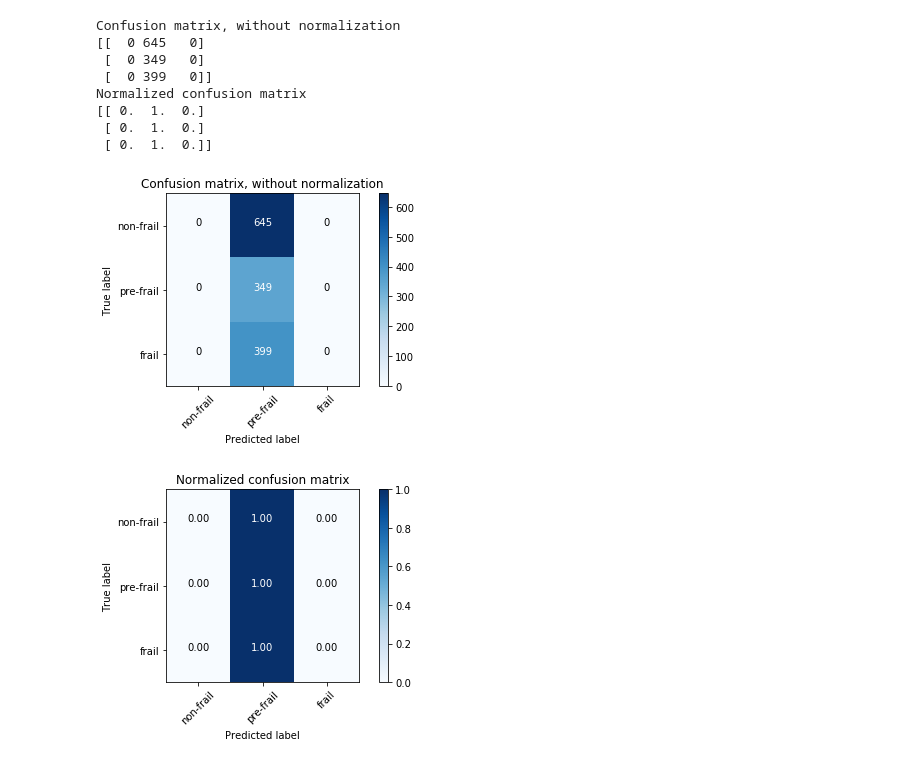
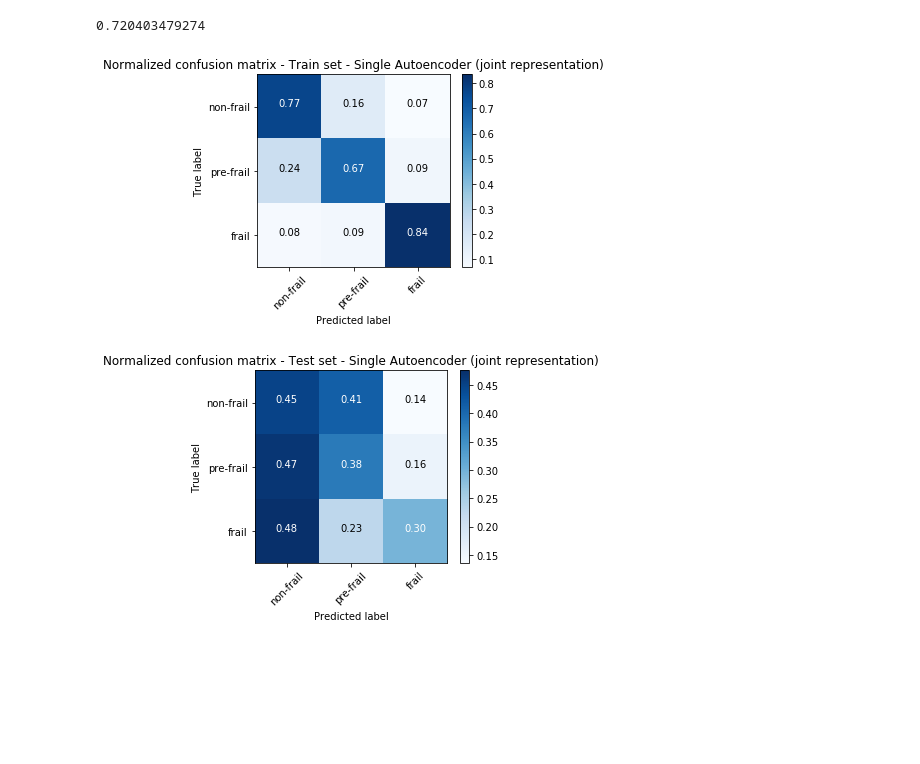
Before and after one commit to kostagiolasn/DeepFrailtyPrediction, a Jupyter notebook: FrailPrediction-1Autoencoder-FeatureExtractionThenNN.ipynb, the cells around one changed output. Drawn from its saved outputs; the diff is of its cells as text; code cells hidden in the pictures; blank space fills up the shorter version.

```diff
--- a/FrailPrediction-1Autoencoder-FeatureExtractionThenNN.ipynb
+++ b/FrailPrediction-1Autoencoder-FeatureExtractionThenNN.ipynb
@@ -105,2 +179,2 @@ def preprocess_data(X_train, X_test):
 # %%
-X_train, X_val, train_ground, valid_ground, X_test = preprocess_data(X_train, X_test)
+X_train, X_val, train_ground, valid_ground, X_test = preprocess_data(X_train, X_val, X_test)
@@ -108,0 +181,3 @@ adam = Adam(lr = 0.001)
+# %%
+print(X_train.shape, X_val.shape, X_test.shape)
+adam = Adam(lr = 0.01)
@@ -236,8 +343,8 @@ def weighted_categorical_crossentropy(y_true, y_pred, weights):
 from functools import partial
 
 # Weighted loss function to tackle class imbalance in the dataset
-
-weights = np.array([float(len(y_train)) / float(list(y_train).count(0)), float(len(y_train)) / float(list(y_train).count(1)), float(len(y_train)) / float(list(y_train).count(2))])
+#weights = np.array([1, 1, 1.2])
+weights = np.array([float(len(y_train)) / float(list(y_train).count(0)), float(len(y_train)) / float(list(y_train).count(1)), 0.8 * float(len(y_train)) / float(list(y_train).count(2))])
 w_cat_crossentropy = partial(weighted_categorical_crossentropy, weights = weights)
 w_cat_crossentropy.__name__ = 'weighted_categorical_crossentropy'
 
@@ -288,4 +400,5 @@ Balanced Accuracy - train: 0.900         val: 0.463
 # %%
+from sklearn.metrics import confusion_matrix
 import itertools
 
 def plot_confusion_matrix(cm, classes,
@@ -298,11 +411,6 @@ def plot_confusion_matrix(cm, classes,
     """
     if normalize:
         cm = cm.astype('float') / cm.sum(axis=1)[:, np.newaxis]
-        print("Normalized confusion matrix")
-    else:
-        print('Confusion matrix, without normalization')
-
-    print(cm)
 
     plt.imshow(cm, interpolation='nearest', cmap=cmap)
     plt.title(title)
@@ -322,35 +430,41 @@ def plot_confusion_matrix(cm, classes,
     plt.xlabel('Predicted label')
     plt.tight_layout()
 # %%
+print(history.history["acc"][-1])
+
+# TRAIN SET
+preds = model.predict(encoder_X_train)
+
+# decode one-hot to single labels
+preds = [ np.argmax(pred, axis = 0) for pred in preds ]
+labels = [ np.argmax(label, axis = 0) for label in y_train_one_hot ]
+
+# Compute confusion matrix
+cnf_matrix = confusion_matrix(labels, preds)
+np.set_printoptions(precision=2)
+
+# Plot normalized confusion matrix
+plt.figure()
+plot_confusion_matrix(cnf_matrix, classes=["non-frail", "pre-frail", "frail"], normalize=True,
+                      title='Normalized confusion matrix - Train set - Single Autoencoder (joint representation)')
+
+# TEST SET
 preds = model.predict(encoder_X_test)
 
 # decode one-hot to single labels
 preds = [ np.argmax(pred, axis = 0) for pred in preds ]
 labels = [ np.argmax(label, axis = 0) for label in y_test_one_hot ]
 
 # Compute confusion matrix
 cnf_matrix = confusion_matrix(labels, preds)
-np.set_printoptions(precision=2)
-
-# Plot non-normalized confusion matrix
-plt.figure()
-plot_confusion_matrix(cnf_matrix, classes=["non-frail", "pre-frail", "frail"],
-                      title='Confusion matrix, without normalization')
 
 # Plot normalized confusion matrix
 plt.figure()
 plot_confusion_matrix(cnf_matrix, classes=["non-frail", "pre-frail", "frail"], normalize=True,
-                      title='Normalized confusion matrix')
+                      title='Normalized confusion matrix - Test set - Single Autoencoder (joint representation)')
 
 plt.show()
 # %% [output]
-Confusion matrix, without normalization
-[[  0 645   0]
- [  0 349   0]
- [  0 399   0]]
-Normalized confusion matrix
-[[ 0.  1.  0.]
- [ 0.  1.  0.]
- [ 0.  1.  0.]]
+0.720403479274
-[figure, old version]
+[figure, new version]
-[figure, old version]
+[figure, new version]
```
Also changed, not shown: parts of 18 cells of this notebook, 1 other file.
